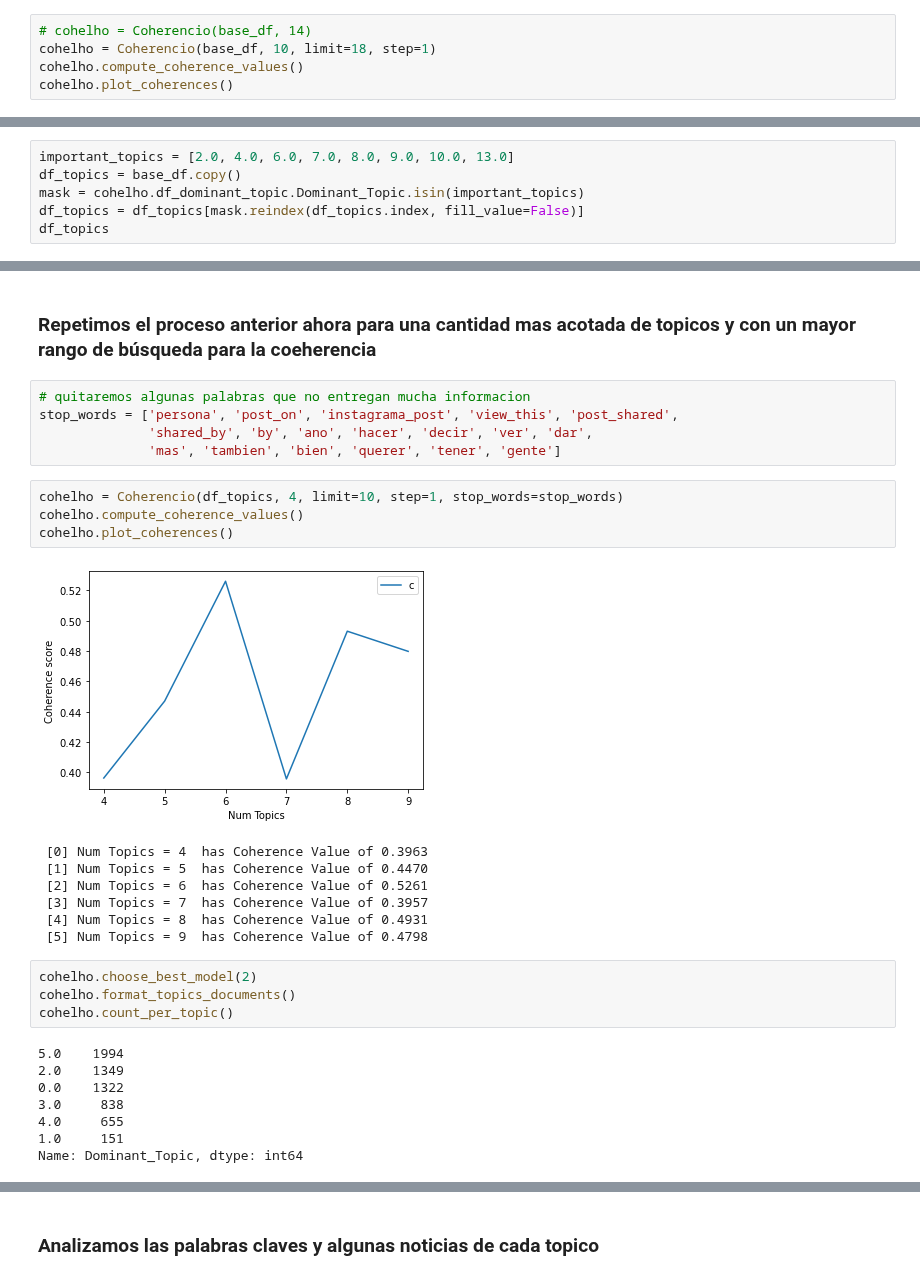
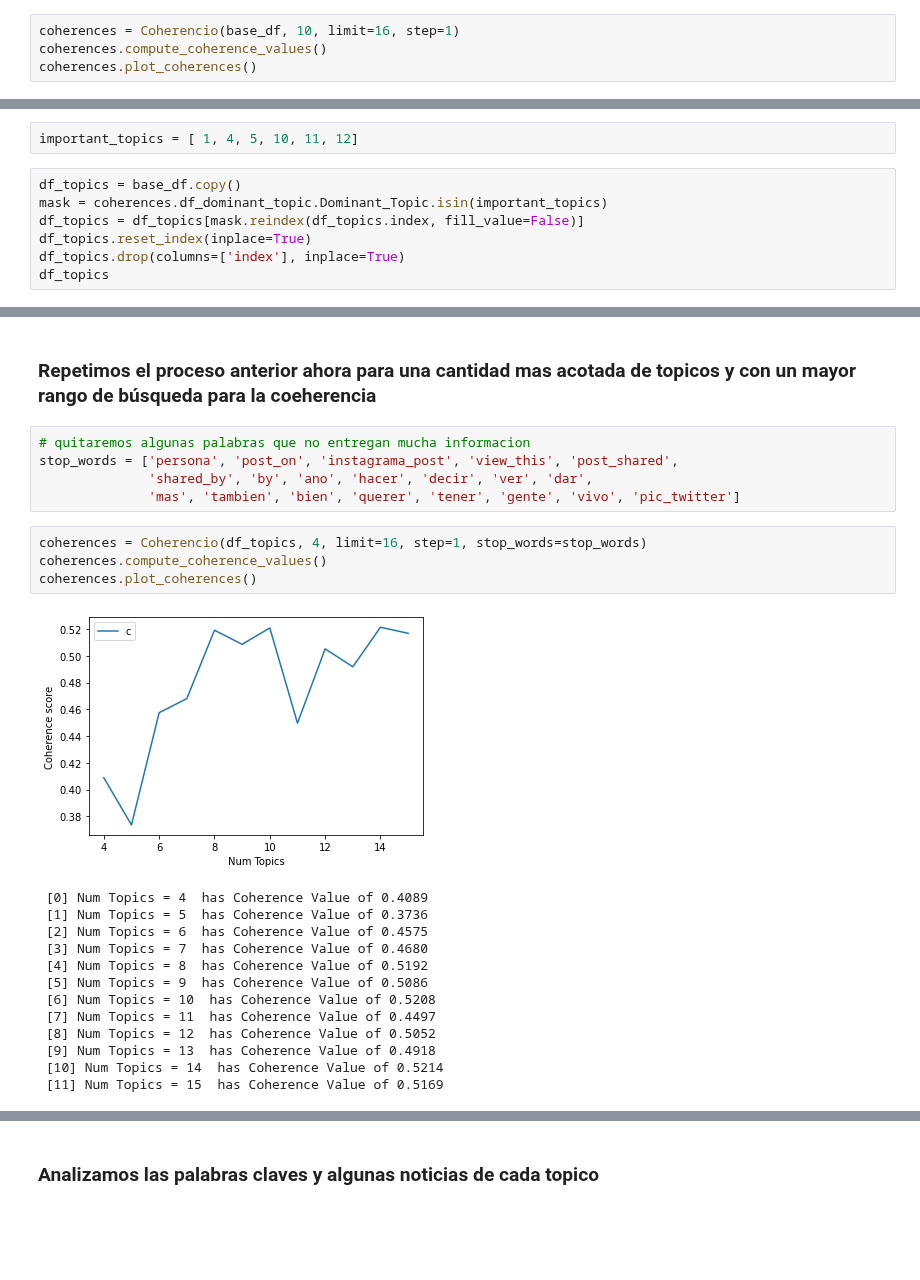
Before and after one commit to matiasbarram/INFO279-TAL-Proyecto, a Jupyter notebook: paso_2_re_extraccion_lda.ipynb, the cells around one changed output, grey strips where cells are left out. Saved outputs shown, nothing was run; the diff lists cells and outputs as text; blank space fills up the shorter version.

```diff
--- a/paso_2_re_extraccion_lda.ipynb
+++ b/paso_2_re_extraccion_lda.ipynb
@@ -164,6 +164,5 @@ base_df.head()
 # %%
-# cohelho = Coherencio(base_df, 14)
-cohelho = Coherencio(base_df, 10, limit=18, step=1)
-cohelho.compute_coherence_values()
-cohelho.plot_coherences()
+coherences = Coherencio(base_df, 10, limit=16, step=1)
+coherences.compute_coherence_values()
+coherences.plot_coherences()
 # %% [output]
@@ -254,8 +255,11 @@ cohelho.get_best_model_keywords()
+# %%
+important_topics = [ 1, 4, 5, 10, 11, 12]
 # %%
-important_topics = [2.0, 4.0, 6.0, 7.0, 8.0, 9.0, 10.0, 13.0]
 df_topics = base_df.copy()
-mask = cohelho.df_dominant_topic.Dominant_Topic.isin(important_topics)
+mask = coherences.df_dominant_topic.Dominant_Topic.isin(important_topics)
 df_topics = df_topics[mask.reindex(df_topics.index, fill_value=False)]
+df_topics.reset_index(inplace=True)
+df_topics.drop(columns=['index'], inplace=True)
 df_topics
 # %% [output]
 |  | id | url | title | content | text_list |
@@ -277,28 +281,22 @@ df_topics
 # quitaremos algunas palabras que no entregan mucha informacion
 stop_words = ['persona', 'post_on', 'instagrama_post', 'view_this', 'post_shared',
               'shared_by', 'by', 'ano', 'hacer', 'decir', 'ver', 'dar',
-              'mas', 'tambien', 'bien', 'querer', 'tener', 'gente']
+              'mas', 'tambien', 'bien', 'querer', 'tener', 'gente', 'vivo', 'pic_twitter']
 # %%
-cohelho = Coherencio(df_topics, 4, limit=10, step=1, stop_words=stop_words)
-cohelho.compute_coherence_values()
-cohelho.plot_coherences()
+coherences = Coherencio(df_topics, 4, limit=16, step=1, stop_words=stop_words)
+coherences.compute_coherence_values()
+coherences.plot_coherences()
 # %% [output]
-[figure, old version]
+[figure, new version]
- [0] Num Topics = 4  has Coherence Value of 0.3963
- [1] Num Topics = 5  has Coherence Value of 0.4470
- [2] Num Topics = 6  has Coherence Value of 0.5261
- [3] Num Topics = 7  has Coherence Value of 0.3957
- [4] Num Topics = 8  has Coherence Value of 0.4931
- [5] Num Topics = 9  has Coherence Value of 0.4798
+ [0] Num Topics = 4  has Coherence Value of 0.4089
+ [1] Num Topics = 5  has Coherence Value of 0.3736
+ [2] Num Topics = 6  has Coherence Value of 0.4575
+ [3] Num Topics = 7  has Coherence Value of 0.4680
+ [4] Num Topics = 8  has Coherence Value of 0.5192
+ [5] Num Topics = 9  has Coherence Value of 0.5086
+ [6] Num Topics = 10  has Coherence Value of 0.5208
+ [7] Num Topics = 11  has Coherence Value of 0.4497
+ [8] Num Topics = 12  has Coherence Value of 0.5052
+ [9] Num Topics = 13  has Coherence Value of 0.4918
+ [10] Num Topics = 14  has Coherence Value of 0.5214
+ [11] Num Topics = 15  has Coherence Value of 0.5169
-# %%
-cohelho.choose_best_model(2)
-cohelho.format_topics_documents()
-cohelho.count_per_topic()
-# %% [output]
-5.0    1994
-2.0    1349
-0.0    1322
-3.0     838
-4.0     655
-1.0     151
-Name: Dominant_Topic, dtype: int64
```
Also changed, not shown: parts of 83 cells of this notebook, 8 other files.
